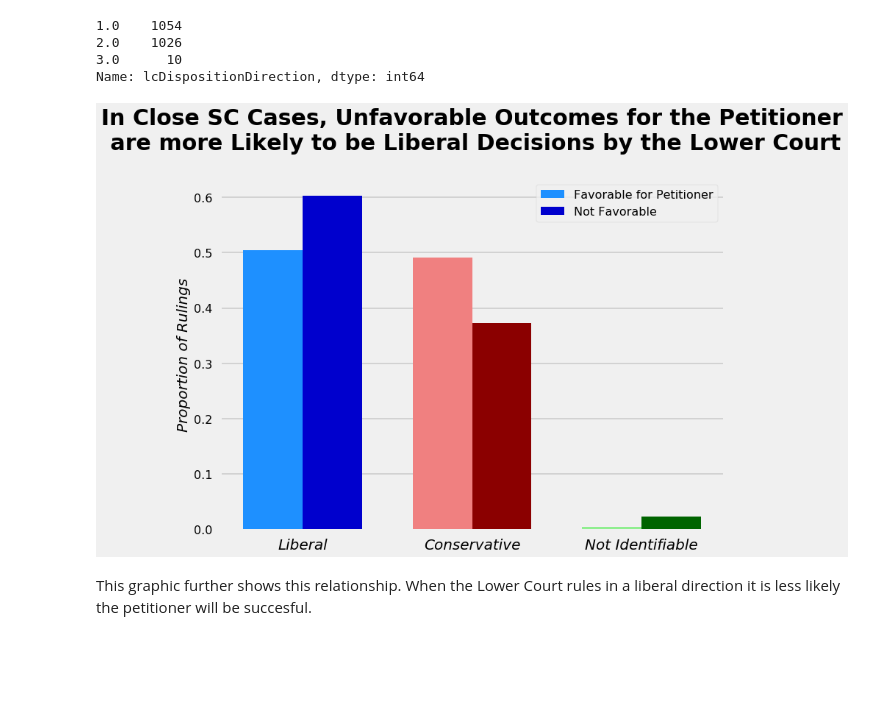
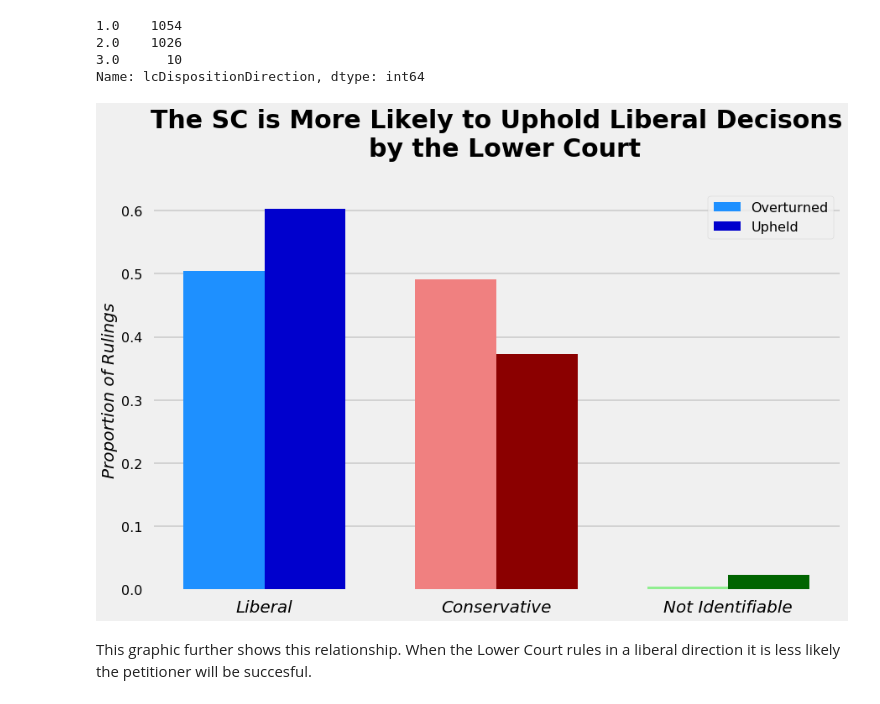
Before and after one commit to acoco10/supreme_court_predictor, a Jupyter notebook: notebooks/SC_Predictor_EDA_notebook.ipynb, the cells around one changed output. Drawn from its saved outputs; the diff is of its cells as text; code cells hidden in the pictures; blank space fills up the shorter version.

```diff
--- a/notebooks/SC_Predictor_EDA_notebook.ipynb
+++ b/notebooks/SC_Predictor_EDA_notebook.ipynb
@@ -179,26 +181,26 @@ perWl = [x/sum(countWl) for x in countWl] #converting to percentages
 # %%
 # eseentially the same code as the previous graph
 labels = ['Liberal', 'Conservative', 'Not Identifiable']
 liberal = countWl
 liberal = countLl
 x = np.arange(len(labels))
 width = 0.35
 colorsw = ['dodgerblue','lightcoral', 'lightgreen']
 colorsl= ['mediumblue', 'darkred', 'darkgreen']
 fig, ax = plt.subplots()
-rects1 = ax.bar(x - width/2, perWl, width, label='Favorable for Petitioner', color = colorsw)
-rects2 = ax.bar(x + width/2, perLl, width, label='Not Favorable', color = colorsl)
+rects1 = ax.bar(x - width/2, perWl, width, label='Overturned', color = colorsw)
+rects2 = ax.bar(x + width/2, perLl, width, label='Upheld', color = colorsl)
 ax.set_ylabel('Proportion of Rulings', style = 'italic',size = 20)
-ax.set_title('''In Close SC Cases, Unfavorable Outcomes for the Petitioner\n are more Likely to be Liberal Decisions by the Lower Court''',
+ax.set_title('''The SC is More Likely to Uphold Liberal Decisons\n  by the Lower Court''',
              fontweight ='bold', size = 30, pad = 40, loc = 'center')
 ax.set_xticks(x)
 ax.set_xticklabels(labels, style = 'italic', size = 20)
 ax.legend()
 plt.grid(axis = 'x')
 fig.tight_layout()
 plt.savefig('../images/lcdisposition.png', bbox_inches='tight')
 # %% [output]
-[figure, old version]
+[figure, new version]
 # %% [markdown]
 This graphic further shows this relationship. When the Lower Court rules in a liberal direction it is less likely the petitioner will be succesful.
 # %% [markdown]
```
Also changed, not shown: parts of 27 cells of this notebook, 6 other files.
